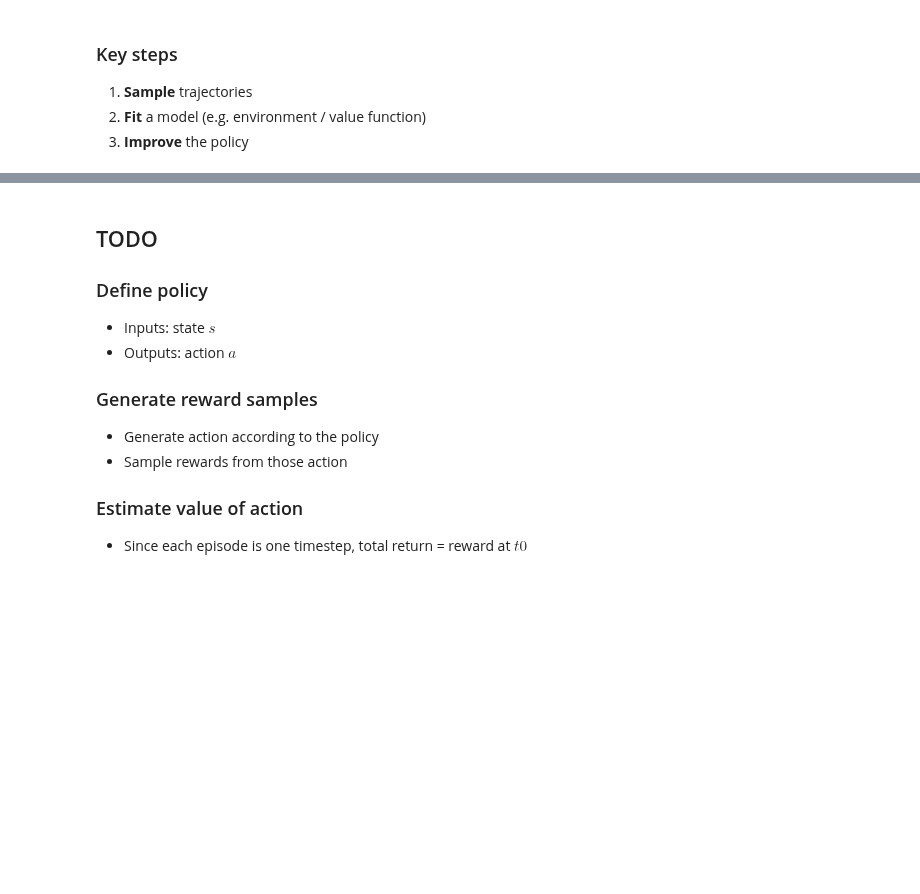
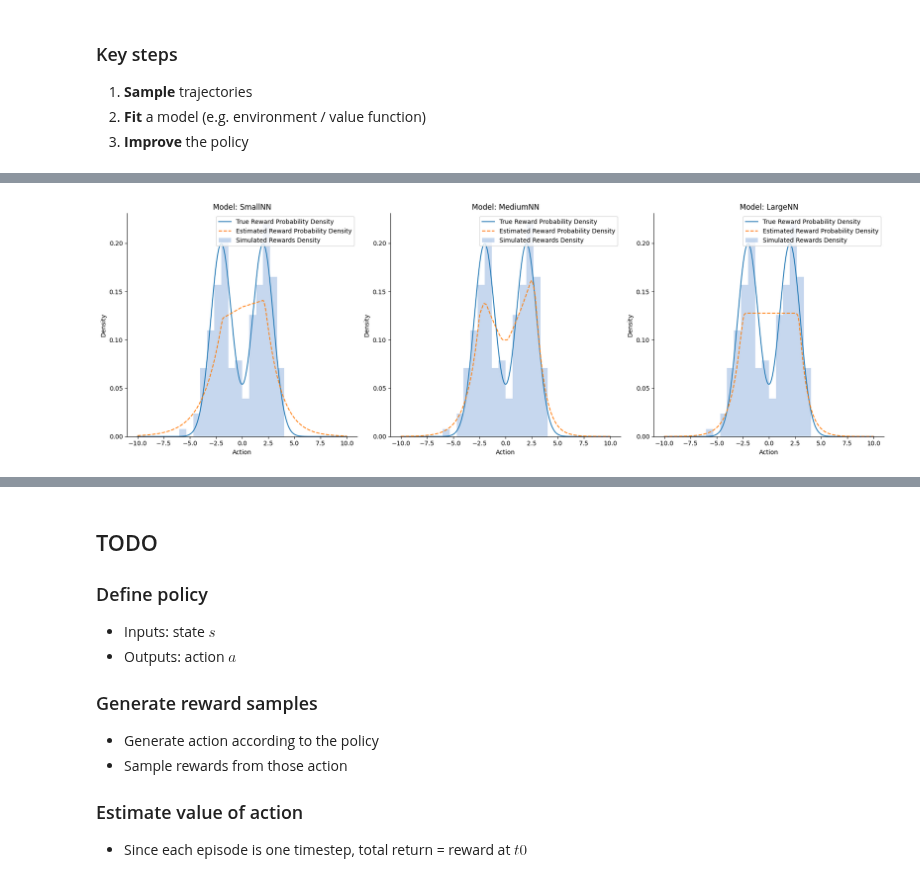
Before and after one commit to callum-lawson/fd-rl, a Jupyter notebook: bandits_pytorch.ipynb, the cells around one changed output, grey strips where cells are left out. Saved outputs shown, nothing was run; the diff lists cells and outputs as text; code cells hidden in the pictures; blank space fills up the shorter version.

```diff
--- a/bandits_pytorch.ipynb
+++ b/bandits_pytorch.ipynb
@@ -178,3 +307,16 @@ def train_model(model, optimizer, actions, rewards, epochs=1000, lambda_reg_l1=0
+# %%
+fig, axs = plt.subplots(1, 3, figsize=(18, 6))  # Adjust figsize as needed
+
+# Iterate over models and their respective axes
+for ax, (model_type, model_data) in zip(axs, results.items()):
+    # Use the original plot_bimodal_bandit function for each subplot
+    plot_bimodal_bandit(action_space, p_reward_action, simulated_rewards, phat_reward_action=model_data['probabilities'], ax=ax)
+    ax.set_title(f"Model: {model_type}")
+
+plt.tight_layout()
+plt.show()
+# %% [output]
+[figure, added]
 # %%
 # Parameters to iterate over
 lambda_reg_l1_values = [0.0, 0.0001, 0.001]
```
Also changed, not shown: parts of 8 cells of this notebook.
